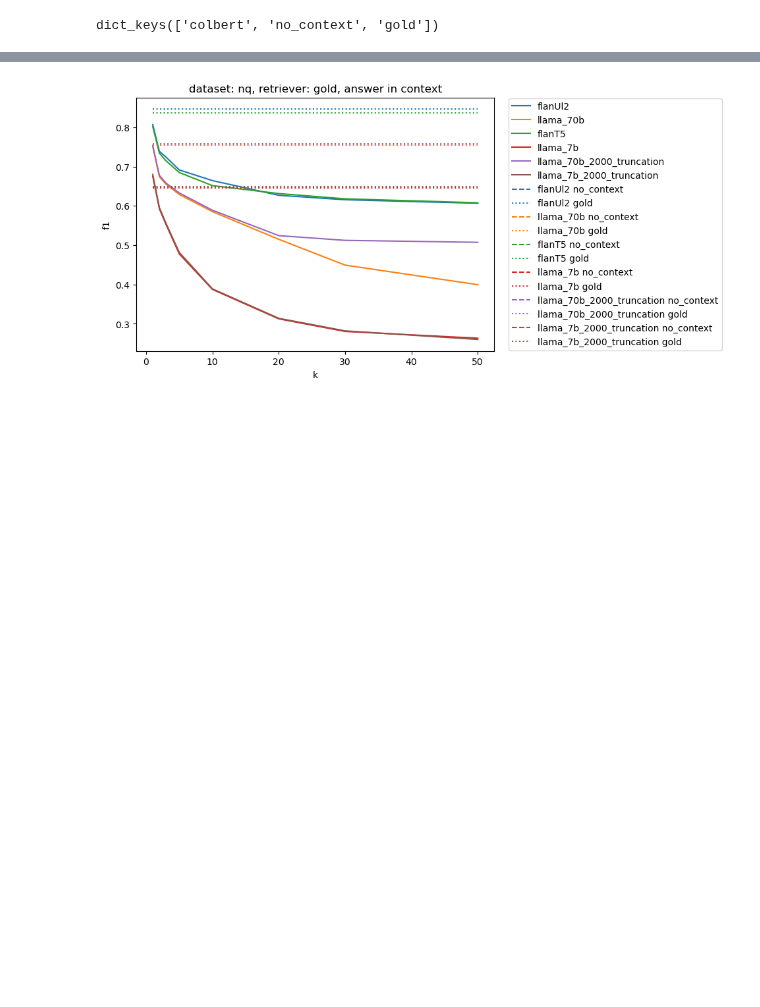
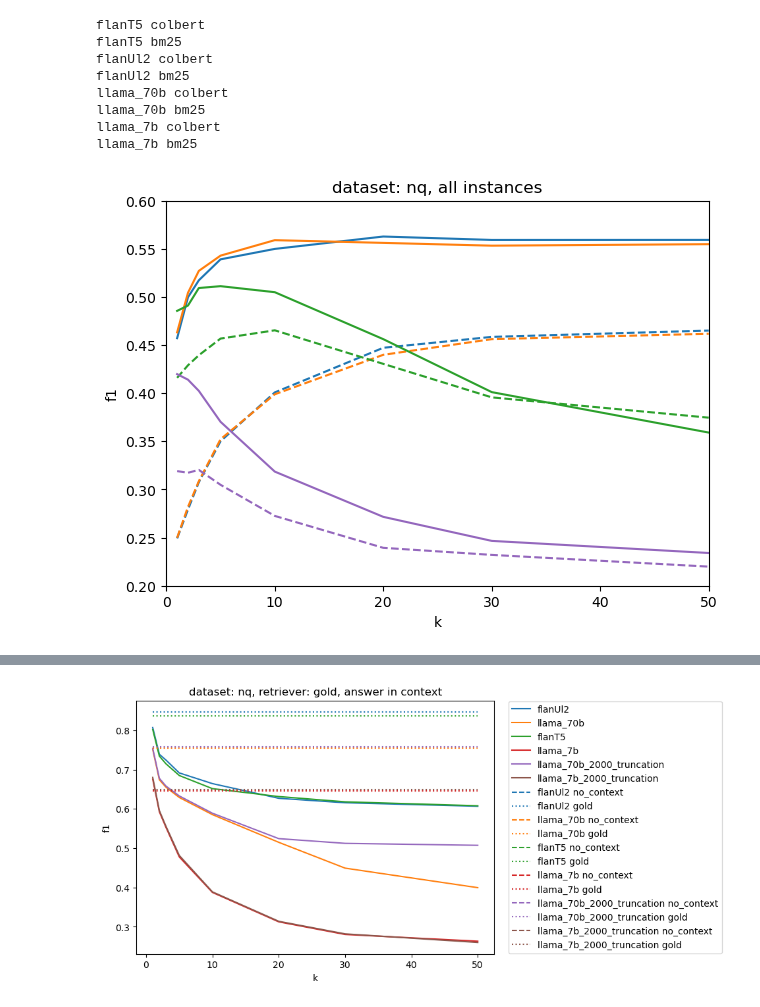
Before and after one commit to neulab/ragged, a Jupyter notebook: zeno/slice_plots.ipynb, the cells around one changed output, grey strips where cells are left out. Cells and saved outputs as stored; diff of their text form; code cells hidden in the pictures; blank space fills up the shorter version.

```diff
--- a/zeno/slice_plots.ipynb
+++ b/zeno/slice_plots.ipynb
@@ -246,7 +262,61 @@ name = "tab10"
 cmap = get_cmap(name)  # type: matplotlib.colors.ListedColormap
 colors = cmap.colors  # type: list
 # plt.prop_cycle(color=colors)
-# %%
-output_dfs[reader_model].keys()
-# %% [output]
-dict_keys(['colbert', 'no_context', 'gold'])
+# %%
+linestyles = ['-', '--', '-.']
+markers = ['o', 's', '^', 'D', 'v', 'p']
+# retriever = 'colbert'
+reader_models.sort()
+ks = [1, 2, 3, 5, 10 , 20 , 30 , 50]
+plt.figure(figsize=(7, 5))
+reader_models.sort()
+dataset = 'nq'
+output_dfs = output_by_dataset[dataset]
+
+
+for r, reader_model in enumerate(reader_models):
+    if 'truncation' in reader_model:
+        continue
+    for r2, retriever_model in enumerate(['colbert', 'bm25']):
+        print(reader_model, retriever_model)
+        reader_perf_by_k = []
+        for i, top_k in enumerate(top_ks[1:]):
+            k_df =output_dfs[reader_model][retriever_model][top_k]
+            answer_in_context_df = k_df# CAN CHANGE SLICE CONDITION HERE
+            reader_perf_by_k.append(np.mean(answer_in_context_df['f1'].values)) # CAN CHANGE READER METRIC HERE
+        plt.plot([1, 2, 3, 5, 10 , 20 , 30 , 50], reader_perf_by_k, label = f'{reader_model} x {retriever_model}', color = colors[r%len(reader_models)], linestyle = linestyles[r2])
+    # for i, baseline in enumerate(['no_context']):
+    #     k_df =output_dfs[reader_model][baseline]
+    #     answer_in_context_df = k_df # CAN CHANGE SLICE CONDITION HERE
+    #     reader_perf = np.mean(answer_in_context_df['f1'].values) # CAN CHANGE READER METRIC HERE
+
+    #     plt.hlines(y = reader_perf, xmin = 1, xmax = 50, label = f'{reader_model} {baseline}', color = colors[r%len(reader_models)], linestyle = linestyles[i+1])
+
+# for r, reader_model in enumerate(reader_models):
+#     # reader_perf_by = []
+#     for i, baseline in enumerate(['no_context']):
+#         k_df =output_dfs[reader_model][baseline]
+#         answer_in_context_df = k_df # CAN CHANGE SLICE CONDITION HERE
+#         reader_perf = np.mean(answer_in_context_df['f1'].values) # CAN CHANGE READER METRIC HERE
+
+#         plt.hlines(y = reader_perf, xmin = 1, xmax = 50, label = f'{reader_model} {baseline}', color = colors[r%len(reader_models)], linestyle = linestyles[i+1])
+
+plt.title(f'dataset: {dataset}, all instances')
+
+plt.xlabel('k')
+plt.ylabel('f1')
+plt.ylim(top = 0.6, bottom = 0.2)
+plt.xlim(left = 0, right = 50)
+# plt.legend(bbox_to_anchor=(1.04,0.5), loc="center left", borderaxespad=0)
+plt.savefig(os.path.join('/data/tir/projects/tir6/general/afreens/dbqa/figs', f'{dataset}_all_instances.pdf') , bbox_inches='tight', pad_inches=0)
+plt.show()
+# %% [output]
+flanT5 colbert
+flanT5 bm25
+flanUl2 colbert
+flanUl2 bm25
+llama_70b colbert
+llama_70b bm25
+llama_7b colbert
+llama_7b bm25
+[figure, added]
```
Also changed, not shown: parts of 33 cells of this notebook, 12 other files.
